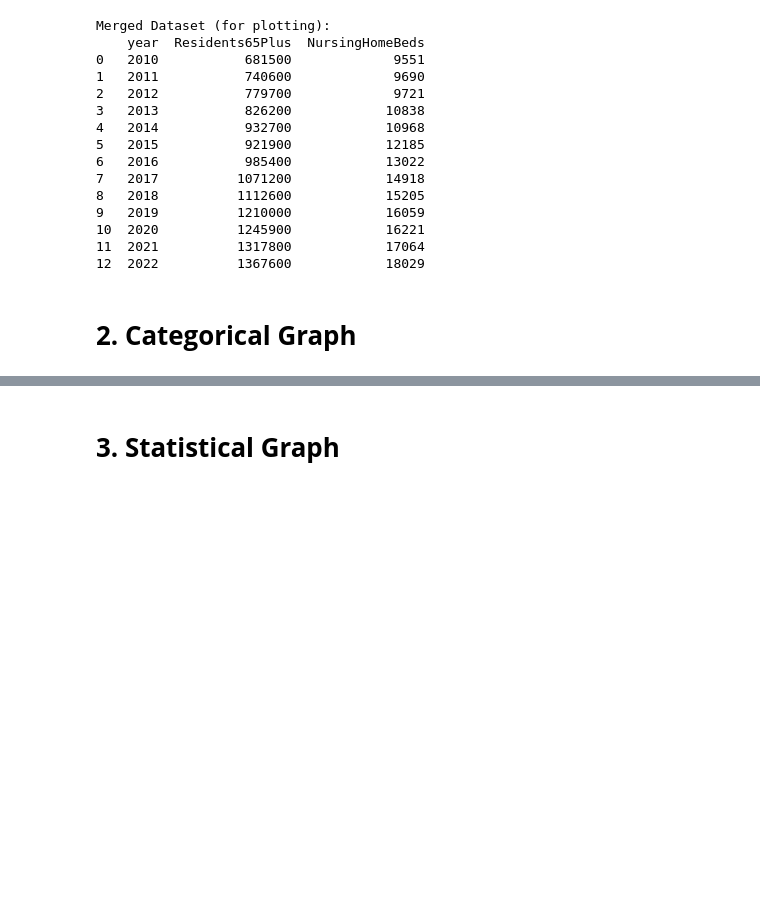
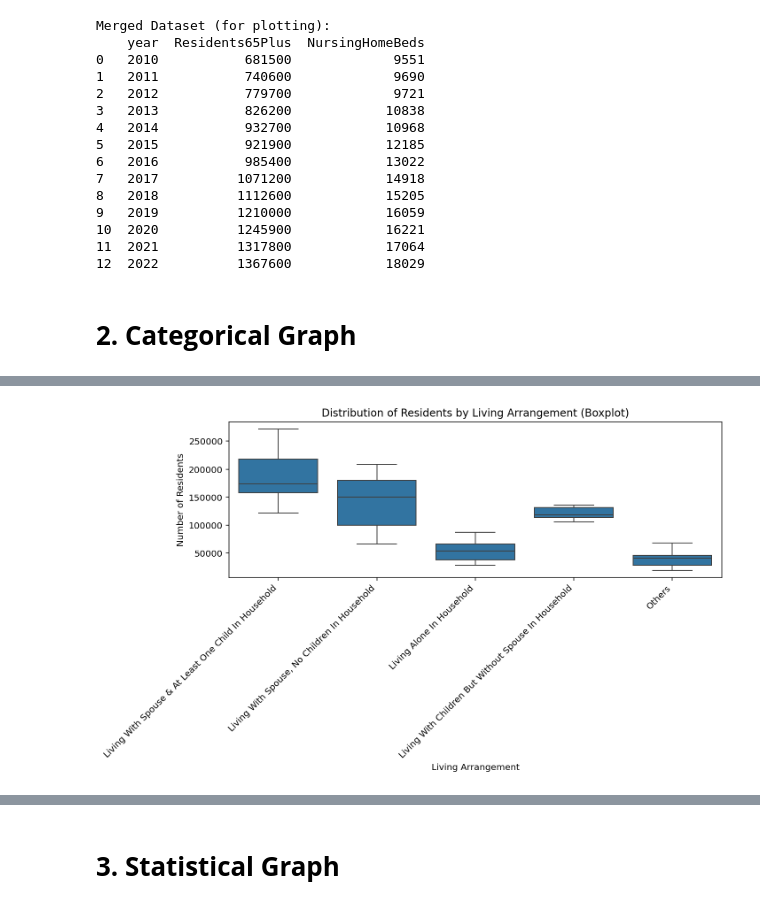
Before and after one commit to fdmy2713-dotcom/ADS1, a Jupyter notebook: Farah_ADS1_Assignment_Statistics_and_Trends_v6.ipynb, the cells around one changed output, grey strips where cells are left out. Cells and saved outputs as stored; diff of their text form; code cells hidden in the pictures; blank space fills up the shorter version.

```diff
--- a/Farah_ADS1_Assignment_Statistics_and_Trends_v6.ipynb
+++ b/Farah_ADS1_Assignment_Statistics_and_Trends_v6.ipynb
@@ -119,0 +182,19 @@ Merged Dataset (for plotting):
+# %%
+# Function 2: Boxplot (Distribution per Category)
+def plot_categorical_box(df):
+    """
+    Categorical Graph: Boxplot comparing the distribution of residents by living arrangement.
+    """
+    plt.figure(figsize=(10, 6), dpi=144)
+    sns.boxplot(data=df, x='Living_Arrangement', y='Number_of_Residents')
+    plt.title("Distribution of Residents by Living Arrangement (Boxplot)")
+    plt.xlabel("Living Arrangement")
+    plt.ylabel("Number of Residents")
+    plt.xticks(rotation=45, ha='right')
+    plt.tight_layout()
+    plt.show()
+# %%
+# Call the Functions
+plot_categorical_box(df_melted)
+# %% [output]
+[figure, added]
```
Also changed, not shown: parts of 6 cells of this notebook.
